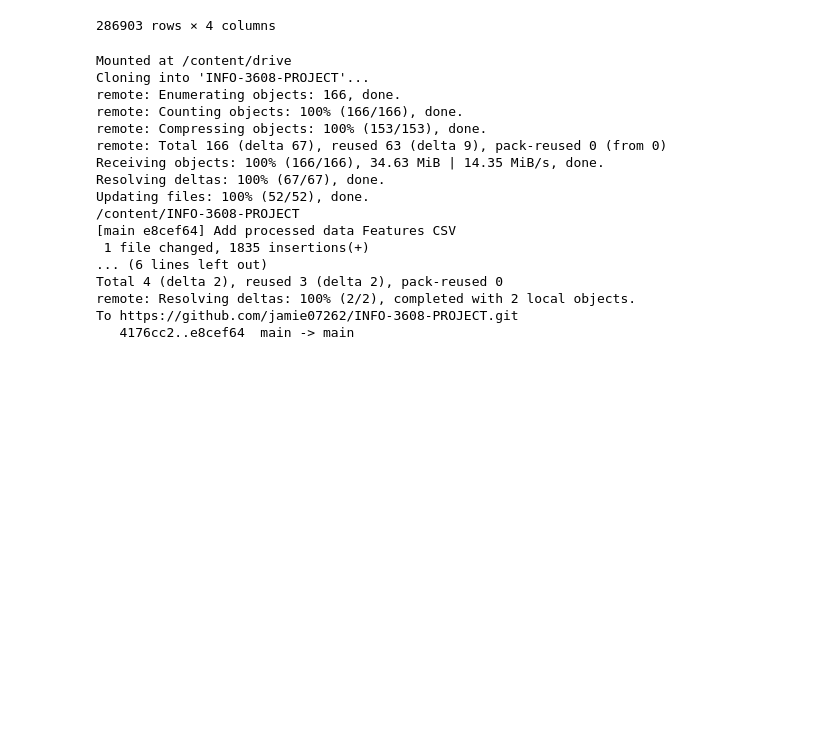
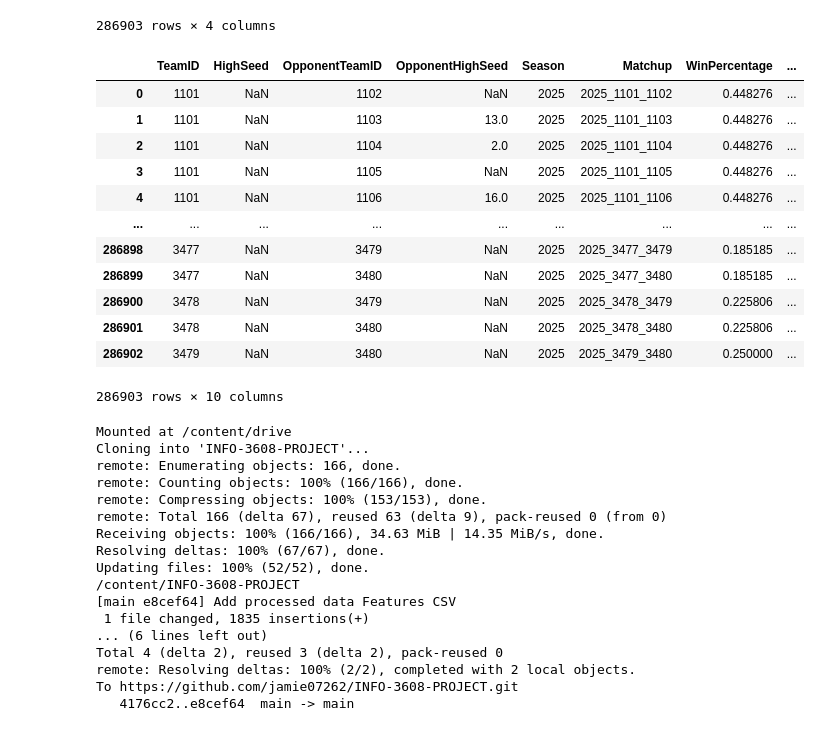
Before and after one commit to jamie07262/INFO-3608-PROJECT, a Jupyter notebook: Data_Processor.ipynb, the cells around one changed output. Saved outputs shown, nothing was run; the diff lists cells and outputs as text; code cells hidden in the pictures; blank space fills up the shorter version.

Commit message:
Merge Aggregate Team data

```diff
--- a/Data_Processor.ipynb
+++ b/Data_Processor.ipynb
@@ -758,6 +758,61 @@ display(df_team_pairs[["TeamID", "OpponentTeamID", "Season", "Matchup"]])
 | 573047 | 3478 | 3480 | 2025 | 2025_3478_3480 |
 | 573805 | 3479 | 3480 | 2025 | 2025_3479_3480 |
 286903 rows × 4 columns
+# %%
+# Merge for "TeamID"
+df_team_pairs = df_team_pairs.merge(
+    agg_team_season[
+        ["Season", "Divison", "TeamID", "WinPercentage", "MedianScoreDifference", "HighSeed"]
+    ],
+    on=["Season", "Divison", "TeamID"],
+    how="left"
+)
+
+# Merge for "OpponentTeamID"
+df_team_pairs = df_team_pairs.merge(
+    agg_team_season[
+        ["Season", "Divison", "TeamID", "WinPercentage", "MedianScoreDifference", "HighSeed"]
+    ].rename(columns={
+        "TeamID": "OpponentTeamID",
+        "WinPercentage": "OpponentWinPercentage",
+        "MedianScoreDifference": "OpponentMedianScoreDifference",
+        "HighSeed": "OpponentHighSeed"
+    }),
+    on=["Season", "Divison", "OpponentTeamID"],
+    how="left"
+).reset_index(drop=True)
+
+# Remove irrelevant columns
+df_team_pairs = df_team_pairs[
+    [
+        "TeamID",
+        "HighSeed",
+        "OpponentTeamID",
+        "OpponentHighSeed",
+        "Season",
+        "Matchup",
+        "WinPercentage",
+        "MedianScoreDifference",
+        "OpponentWinPercentage",
+        "OpponentMedianScoreDifference"
+    ]
+]
+# %%
+display(df_team_pairs)
+# %% [output]
+|  | TeamID | HighSeed | OpponentTeamID | OpponentHighSeed | Season | Matchup | WinPercentage | ... |
+| 0 | 1101 | NaN | 1102 | NaN | 2025 | 2025_1101_1102 | 0.448276 | ... |
+| 1 | 1101 | NaN | 1103 | 13.0 | 2025 | 2025_1101_1103 | 0.448276 | ... |
+| 2 | 1101 | NaN | 1104 | 2.0 | 2025 | 2025_1101_1104 | 0.448276 | ... |
+| 3 | 1101 | NaN | 1105 | NaN | 2025 | 2025_1101_1105 | 0.448276 | ... |
+| 4 | 1101 | NaN | 1106 | 16.0 | 2025 | 2025_1101_1106 | 0.448276 | ... |
+| ... | ... | ... | ... | ... | ... | ... | ... | ... |
+| 286898 | 3477 | NaN | 3479 | NaN | 2025 | 2025_3477_3479 | 0.185185 | ... |
+| 286899 | 3477 | NaN | 3480 | NaN | 2025 | 2025_3477_3480 | 0.185185 | ... |
+| 286900 | 3478 | NaN | 3479 | NaN | 2025 | 2025_3478_3479 | 0.225806 | ... |
+| 286901 | 3478 | NaN | 3480 | NaN | 2025 | 2025_3478_3480 | 0.225806 | ... |
+| 286902 | 3479 | NaN | 3480 | NaN | 2025 | 2025_3479_3480 | 0.250000 | ... |
+286903 rows × 10 columns
 # %%
 ####################################### READ ##############################################
 ############## IF RUNNING THIS THEN REPLACE MY EMAIL AND USERNAME WITH YOURS ##############
```
